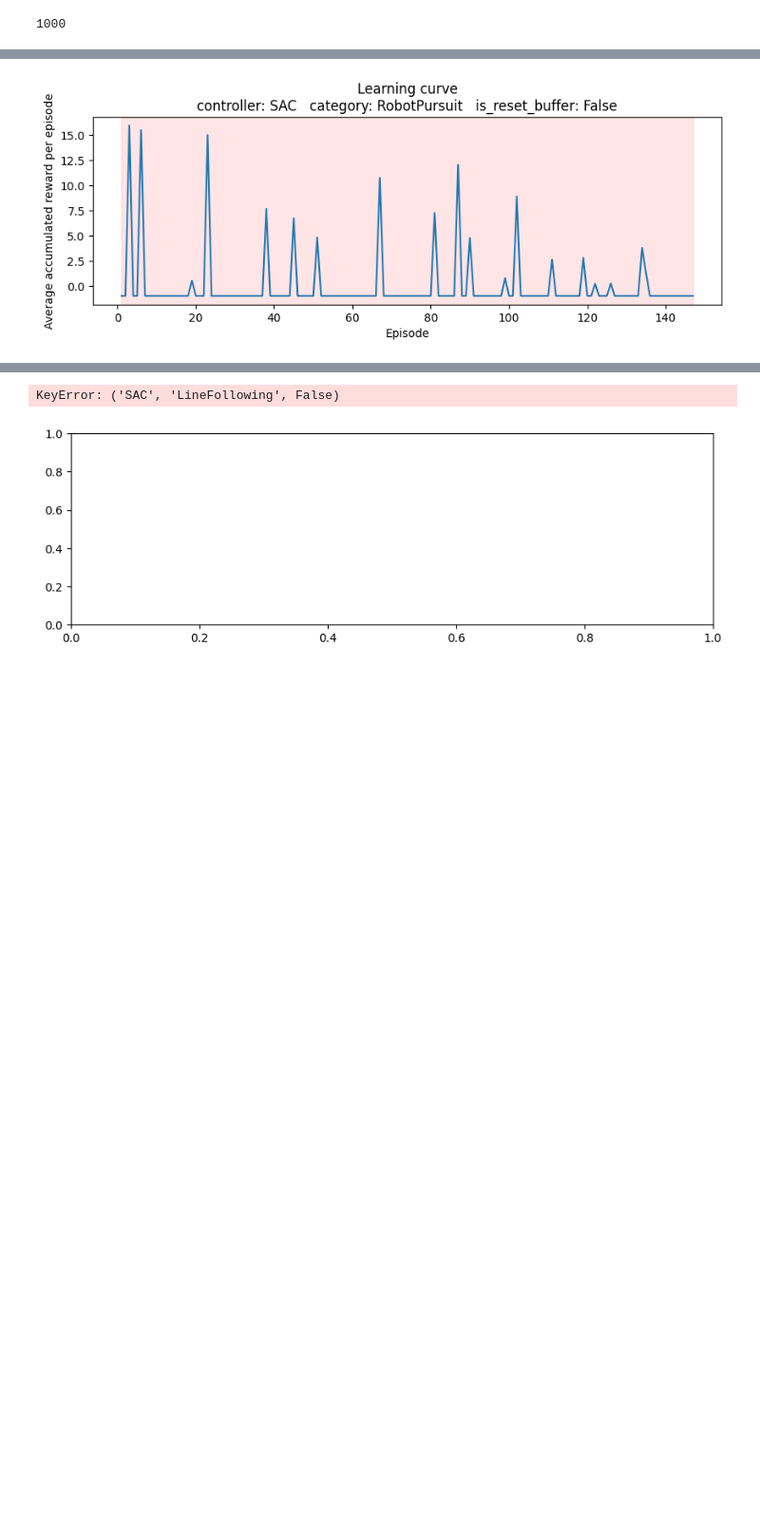
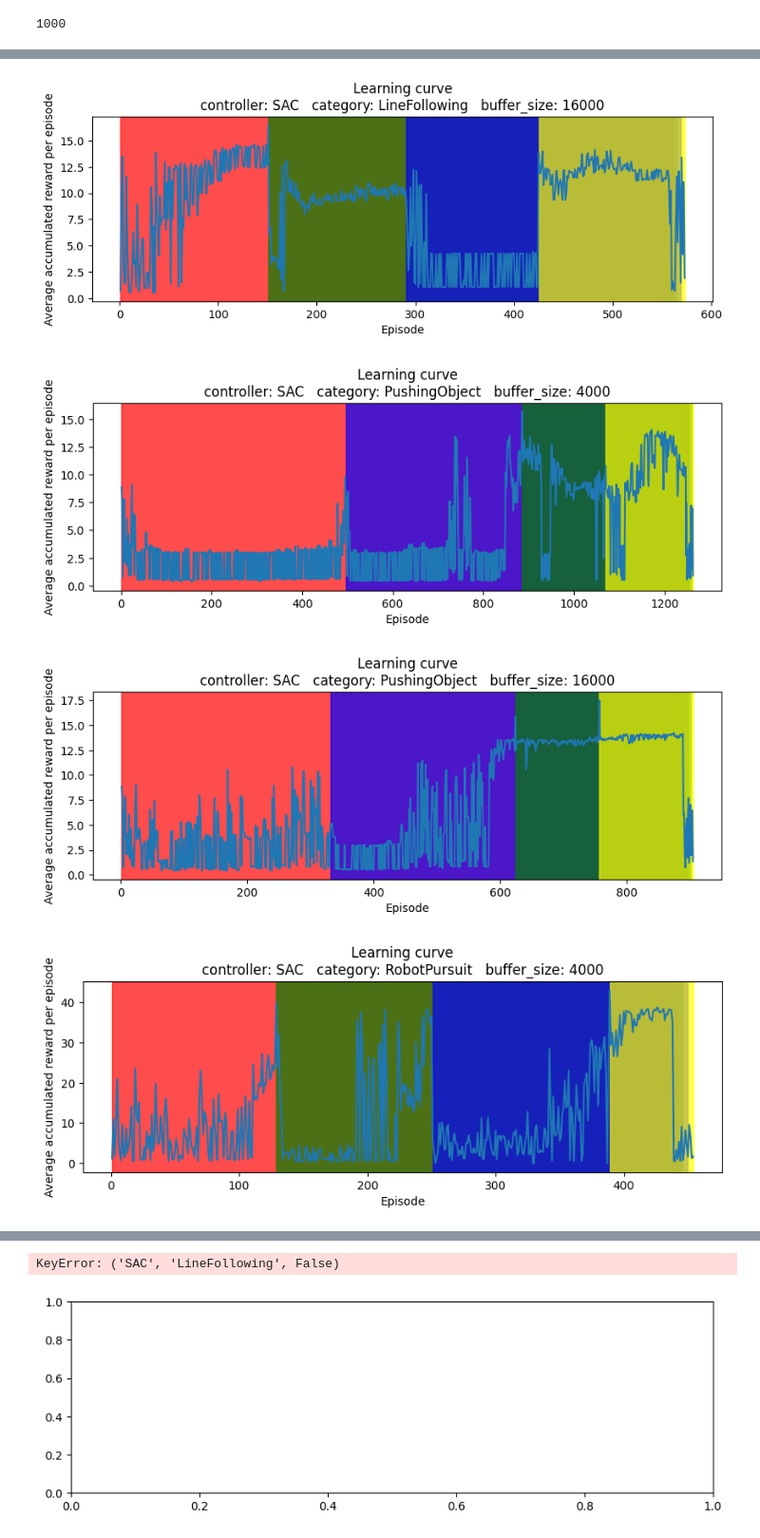
Before and after one commit to thd-research/regelum-playground, a Jupyter notebook: notebooks/check_log.ipynb, the cells around one changed output, grey strips where cells are left out. Shown at 95% size. Saved outputs shown, nothing was run; the diff lists cells and outputs as text; code cells hidden in the pictures; blank space fills up the shorter version.

```diff
--- a/notebooks/check_log.ipynb
+++ b/notebooks/check_log.ipynb
@@ -39,15 +39,22 @@ end_datetime_str = "2024-11-06 13-27-35"
 start_datetime_str = "2024-11-07 08-38-32"
 end_datetime_str = "2024-11-07 10-41-32"
 
-end_datetime_str = start_datetime_str = "2024-11-07 11-31-51"
-# regelum_data/outputs/2024-11-07/11-31-51
+# end_datetime_str = start_datetime_str = "2024-11-07 11-31-51"
+end_datetime_str = start_datetime_str = "2024-11-07 14-27-14"
+
+# Full run at server
+start_datetime_str = "2024-11-07 14-35-44"
+end_datetime_str = "2024-11-08 04-58-17"
+
+# Test
+# end_datetime_str = start_datetime_str = "2024-11-08 08-42-09"
 
 df = get_df_from_datetime_range(start_datetime_str,
                                 end_datetime_str,
                                 decay_rate=DECAY_RATE,
                                 max_iter=np.inf,
                                 validity_check=False,
-                                reload=True
+                                reload=False
                                 )
 
 df.head()
@@ -81,12 +87,17 @@ df = df.reindex()
 def extract_columns(row):
     scenario = row.exp_config["scenario"]["_target_"].split(".")[-1]
     is_reset_buffer = row.exp_config["scenario"]["reset_rb_each_task"]
+    buffer_size = row.exp_config["scenario"]["buffer_size"]
     controller = "SAC" if "sac" in scenario.lower() else "TD3"
     category = scenario[:scenario.find(controller)]
-    return category, controller, is_reset_buffer
+    return category, controller, is_reset_buffer, buffer_size
+
+    # return pd.Series(data=[category, controller, is_reset_buffer, buffer_size],
+    #                  index=["category", "controller", "is_reset_buffer", "buffer_size"])
 
 tmp = df.apply(extract_columns, axis=1, result_type='expand')
-tmp.columns = ["category", "controller", "is_reset_buffer"]
+# tmp = df.exp_config.apply(extract_columns)
+tmp.columns = ["category", "controller", "is_reset_buffer", "buffer_size"]
 df = pd.concat([df, tmp], axis=1)
 # %%
 df.head()
@@ -101,6 +120,6 @@ df.head()
 # %%
 ############################### Robot Pursuit is misisng ###############################
 # group_df = df.groupby(["controller", "category", "task_name", "is_reset_buffer"]).last()
-group_df = df.groupby(["controller", "category", "is_reset_buffer"]).last()
+group_df = df.groupby(["controller", "category", "buffer_size"]).last()
 group_df
 # %% [output]
@@ -138,6 +177,8 @@ matplotlib.__version__
 '3.9.2'
 # %%
 import matplotlib.pyplot as plt
+# import matplotlib
+# %matplotlib inline
 
 def plot_learning_curve(index, index_names, df):
     fig, ax = plt.subplots(figsize=(10,3))
@@ -148,33 +189,38 @@ def plot_learning_curve(index, index_names, df):
     tmp_group_df = tmp_df.loc[:, ["iteration_id", "step_id", "task_name", "current_undiscounted_value"]].groupby("iteration_id")
     tmp_group_df = tmp_group_df.aggregate({
         "current_undiscounted_value": "mean",
         "task_name": "last",
         "step_id": "last"
         })
     tmp_group_df.plot(y="current_undiscounted_value", ax=ax)
 
     colors = ["red", "blue", "green", "yellow"]
     for t in tmp_group_df.task_name.unique():
         for c in colors:
             if c in t.lower():
                 break
 
         tmp = tmp_group_df.reset_index().set_index("task_name").loc[t]
-        ax.axvspan(tmp.iteration_id.values[0], tmp.iteration_id.values[-1], alpha=0.1, color=c)
+        ax.axvspan(tmp.iteration_id.values[0], tmp.iteration_id.values[-1], alpha=0.7, color=c)
 
     ax.set_xlabel('Episode')
     ax.set_ylabel('Average accumulated reward per episode')
     ax.set_title(
         'Learning curve\n' +
         "   ".join([f"{a}: {b}" for a, b in list(zip(index_names, index))])
     )
     legend = ax.legend()
     legend.remove()
 
 
-plot_learning_curve(group_df.index[0], group_df.index.names, df)
+for id in group_df.index:
+    plot_learning_curve(id, group_df.index.names, df)
 # plot_learning_curve(group_df.index[1], group_df.index.names, df)
 # plot_learning_curve(('SAC', 'LineFollowing', True), group_df.index.names, df)
 # plot_learning_curve(('TD3', 'LineFollowing', False), group_df.index.names, df)
+# plt.show()
 # %% [output]
-[figure, old version]
+[figure, new version]
+[figure, added]
+[figure, added]
+[figure, added]
```
Also changed, not shown: parts of 15 cells of this notebook, 4 other files.
